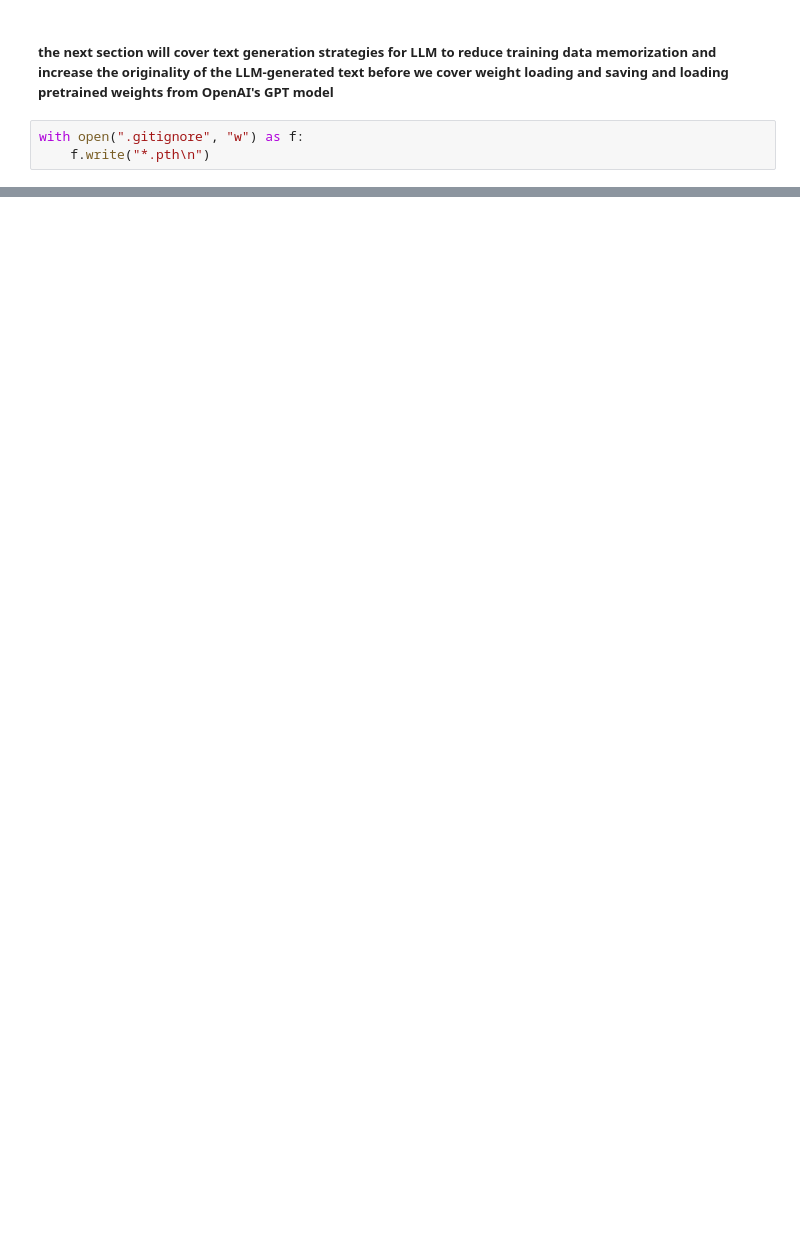
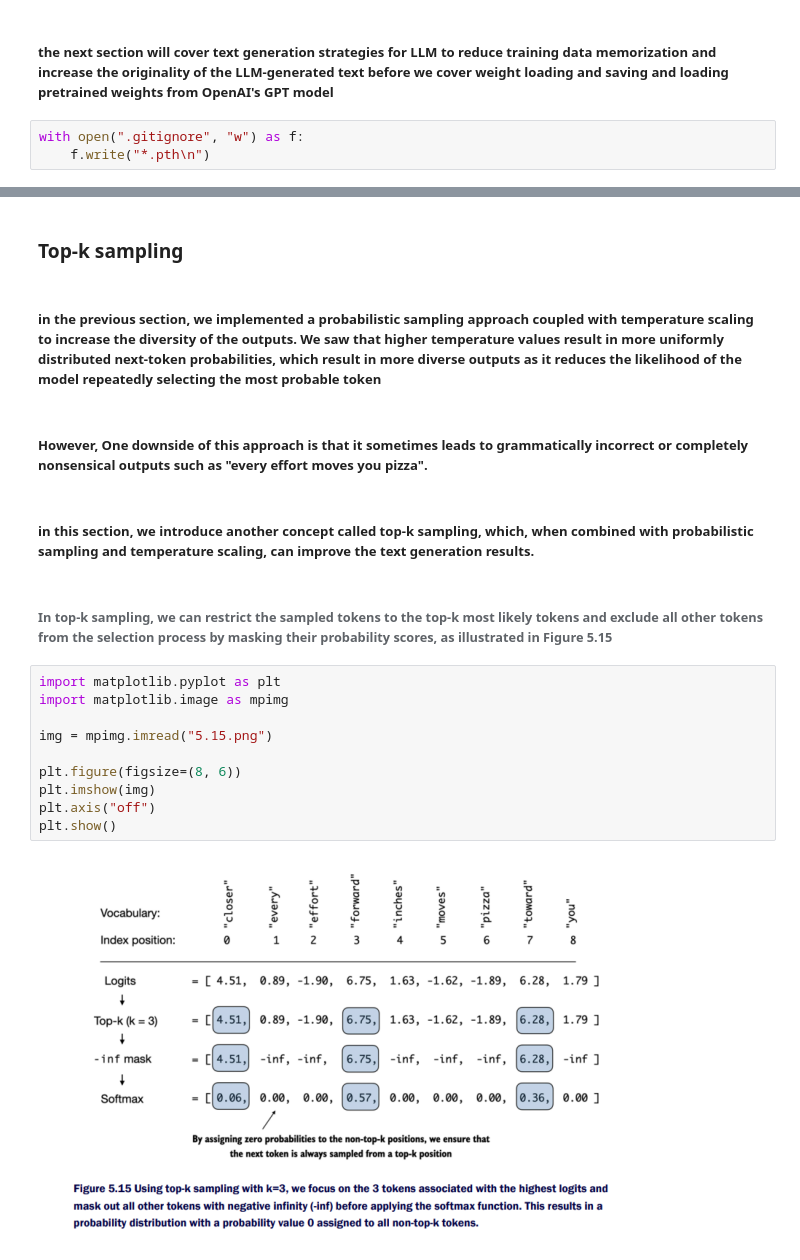
Before and after one commit to dipsankadariya/Build-LLMs-From-Scratch, a Jupyter notebook: 04- Pretraining/Pretraining on Unlabeled Data.ipynb, the cells around one changed output, grey strips where cells are left out. Drawn from its saved outputs; the diff is of its cells as text; blank space fills up the shorter version.

Commit message:
5.3-decoding randomness till 5.3.3-modifying text generate func

```diff
--- a/04- Pretraining/Pretraining on Unlabeled Data.ipynb
+++ b/04- Pretraining/Pretraining on Unlabeled Data.ipynb
@@ -1202,0 +1335,22 @@ print(os.listdir())
+# %% [markdown]
+### Top-k sampling
+# %% [markdown]
+##### in the previous section, we implemented a probabilistic sampling approach coupled with temperature scaling to increase the diversity of the outputs. We saw that higher temperature values result in more uniformly distributed next-token probabilities, which result in more diverse outputs as it reduces the likelihood of the model repeatedly selecting the most probable token
+# %% [markdown]
+#####  However, One downside of this approach is that it sometimes leads to grammatically incorrect or completely nonsensical outputs such as "every effort moves you pizza".
+# %% [markdown]
+##### in this section, we introduce another concept called top-k sampling, which, when combined with probabilistic sampling and temperature scaling, can improve the text generation results.
+# %% [markdown]
+###### In top-k sampling, we can restrict the sampled tokens to the top-k most likely tokens and exclude all other tokens from the selection process by masking their probability scores, as illustrated in Figure 5.15
+# %%
+import matplotlib.pyplot as plt
+import matplotlib.image as mpimg
+
+img = mpimg.imread("5.15.png")
+
+plt.figure(figsize=(8, 6))
+plt.imshow(img)
+plt.axis("off")
+plt.show()
+# %% [output]
+[figure, added]
```
Also changed, not shown: parts of 49 cells of this notebook, 1 other file.
